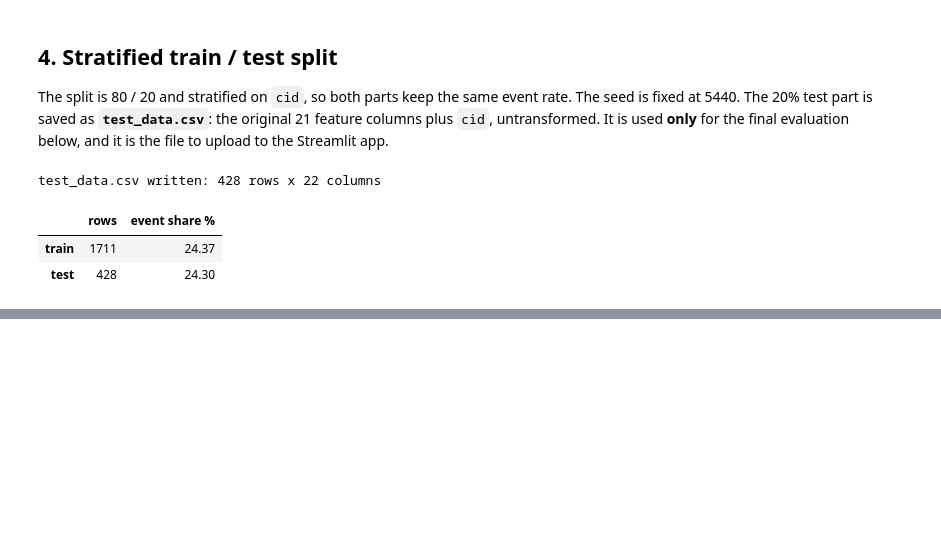
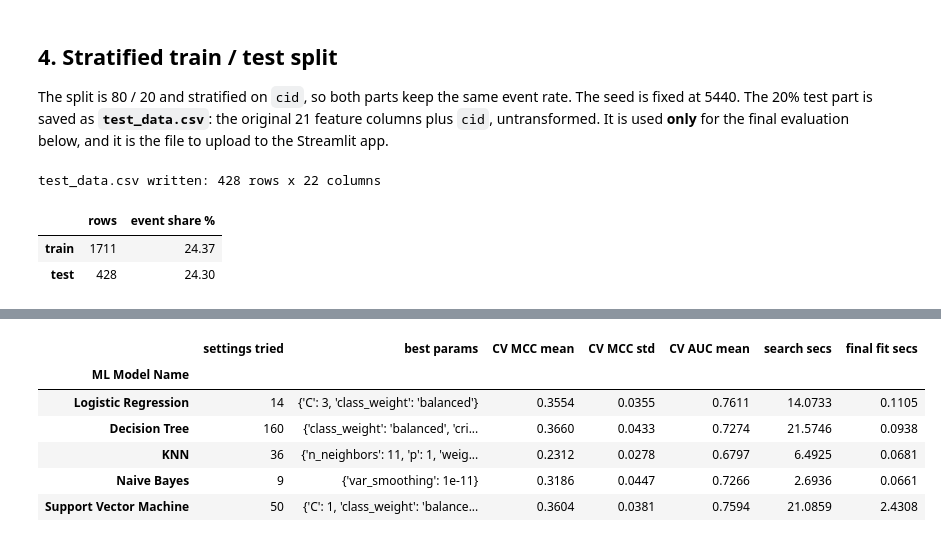
Before and after one commit to Investrader786/actg175-aids-event-prediction, a Jupyter notebook: actg175_model_training.ipynb, the cells around one changed output, grey strips where cells are left out. Saved outputs shown, nothing was run; the diff lists cells and outputs as text; code cells hidden in the pictures; blank space fills up the shorter version.

```diff
--- a/actg175_model_training.ipynb
+++ b/actg175_model_training.ipynb
@@ -224,0 +269,69 @@ test_data.csv written: 428 rows x 22 columns
+# %%
+mcc_scorer = make_scorer(matthews_corrcoef)
+cv = StratifiedKFold(n_splits=5, shuffle=True, random_state=SEED)
+
+candidates = {
+    "Logistic Regression": (
+        LogisticRegression(max_iter=5000, random_state=SEED),
+        {"clf__C": [0.01, 0.03, 0.1, 0.3, 1, 3, 10], "clf__class_weight": [None, "balanced"]}),
+    "Decision Tree": (
+        DecisionTreeClassifier(random_state=SEED),
+        {"clf__max_depth": [2, 3, 4, 5, 6, 8, 10, None], "clf__min_samples_leaf": [1, 5, 10, 20, 40],
+         "clf__criterion": ["gini", "entropy"], "clf__class_weight": [None, "balanced"]}),
+    "KNN": (
+        KNeighborsClassifier(),
+        {"clf__n_neighbors": [3, 5, 7, 9, 11, 15, 21, 31, 41], "clf__weights": ["uniform", "distance"],
+         "clf__p": [1, 2]}),
+    "Naive Bayes": (
+        GaussianNB(),
+        {"clf__var_smoothing": list(np.logspace(-11, -3, 9))}),
+    "Support Vector Machine": (
+        SVC(kernel="rbf", random_state=SEED),
+        {"clf__C": [0.1, 0.3, 1, 3, 10], "clf__gamma": ["scale", 0.003, 0.01, 0.03, 0.1],
+         "clf__class_weight": [None, "balanced"]}),
+}
+
+fitted, cv_rows = {}, []
+for name, (estimator, grid) in candidates.items():
+    search = GridSearchCV(Pipeline([("prep", make_preprocessor()), ("clf", estimator)]), grid,
+                          scoring={"mcc": mcc_scorer, "roc_auc": "roc_auc"}, refit="mcc",
+                          cv=cv, n_jobs=-1)
+    started = time.perf_counter()
+    search.fit(X_train, y_train)
+    search_secs = time.perf_counter() - started
+    best, refit_secs = search.best_estimator_, search.refit_time_
+
+    if name == "Support Vector Machine":
+        tuned = best
+        best = Pipeline([("prep", make_preprocessor()),
+                         ("clf", SVC(kernel="rbf", probability=True, random_state=SEED))])
+        best.set_params(**search.best_params_)
+        started = time.perf_counter()
+        best.fit(X_train, y_train)
+        refit_secs = time.perf_counter() - started
+        assert (best.predict(X_train) == tuned.predict(X_train)).all(), "SVC predictions changed"
+
+    fitted[name] = best
+    i = search.best_index_
+    cv_rows.append({
+        "ML Model Name": name,
+        "settings tried": len(search.cv_results_["params"]),
+        "best params": {k.replace("clf__", ""): v for k, v in search.best_params_.items()},
+        "CV MCC mean": search.cv_results_["mean_test_mcc"][i],
+        "CV MCC std": search.cv_results_["std_test_mcc"][i],
+        "CV AUC mean": search.cv_results_["mean_test_roc_auc"][i],
+        "search secs": search_secs,
+        "final fit secs": refit_secs,
+    })
+
+cv_summary = pd.DataFrame(cv_rows).set_index("ML Model Name")
+cv_summary.to_csv(RESULTS_DIR / "cv_summary.csv")
+cv_summary.round(4)
+# %% [output]
+|  | settings tried | best params | CV MCC mean | CV MCC std | CV AUC mean | search secs | final fit secs |
+| ML Model Name |  |  |  |  |  |  |  |
+| Logistic Regression | 14 | {'C': 3, 'class_weight': 'balanced'} | 0.3554 | 0.0355 | 0.7611 | 14.0733 | 0.1105 |
+| Decision Tree | 160 | {'class_weight': 'balanced', 'cri... | 0.3660 | 0.0433 | 0.7274 | 21.5746 | 0.0938 |
+| KNN | 36 | {'n_neighbors': 11, 'p': 1, 'weig... | 0.2312 | 0.0278 | 0.6797 | 6.4925 | 0.0681 |
+| Naive Bayes | 9 | {'var_smoothing': 1e-11} | 0.3186 | 0.0447 | 0.7266 | 2.6936 | 0.0661 |
+| Support Vector Machine | 50 | {'C': 1, 'class_weight': 'balance... | 0.3604 | 0.0381 | 0.7594 | 21.0859 | 2.4308 |
```
Also changed, not shown: parts of 13 cells of this notebook, 5 other files.
